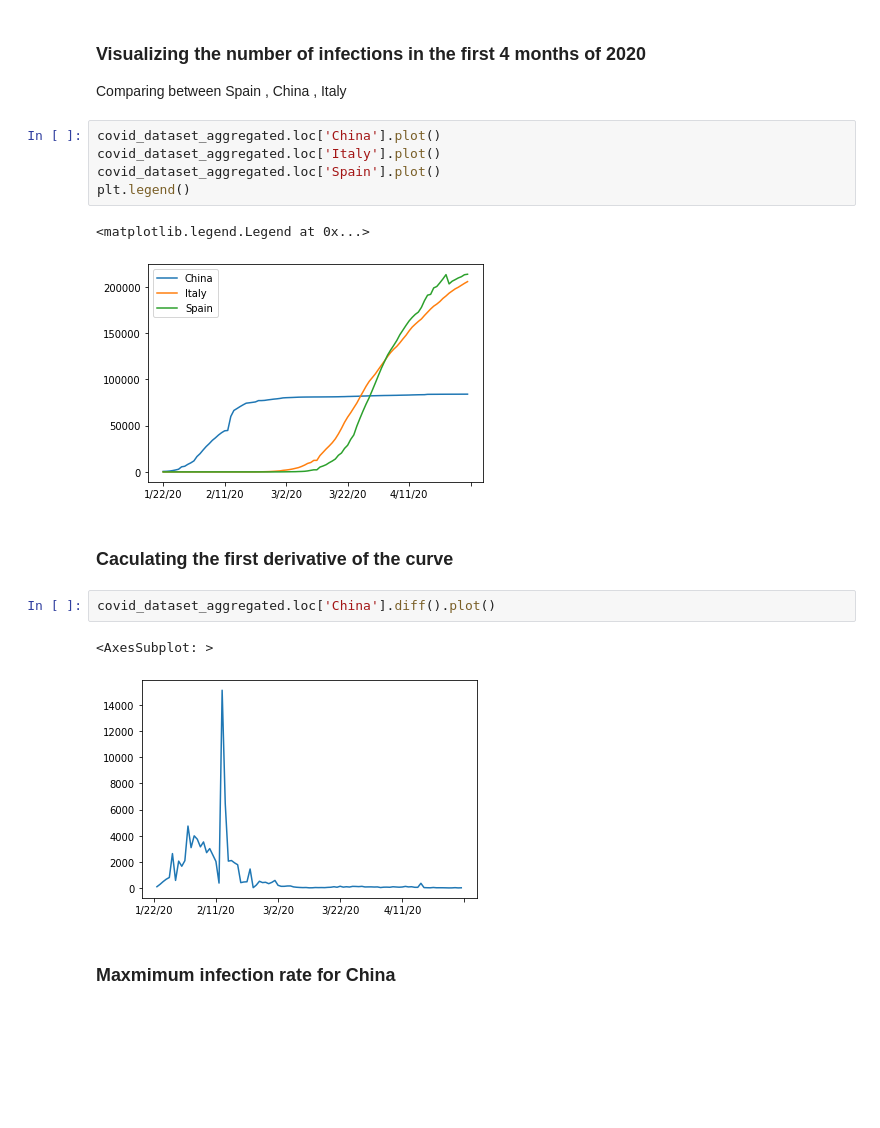
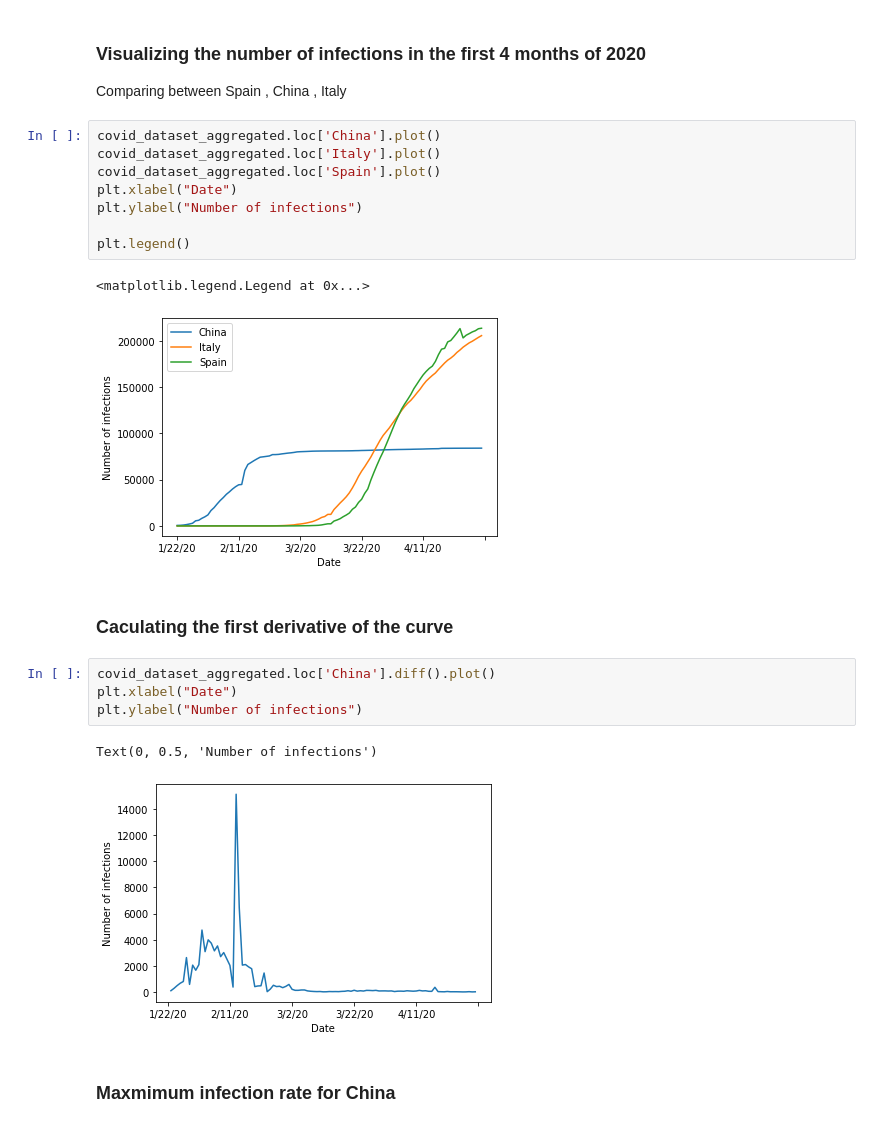
Before and after one commit to AnSaradar/Covid_Analysis, a Jupyter notebook: covid19 data analysis notebook.ipynb, the cells around one changed output. Saved outputs shown, nothing was run; the diff lists cells and outputs as text; blank space fills up the shorter version.

```diff
--- a/covid19 data analysis notebook.ipynb
+++ b/covid19 data analysis notebook.ipynb
@@ -65,17 +65,22 @@ Comparing between Spain , China , Italy
 covid_dataset_aggregated.loc['China'].plot()
 covid_dataset_aggregated.loc['Italy'].plot()
 covid_dataset_aggregated.loc['Spain'].plot()
+plt.xlabel("Date")
+plt.ylabel("Number of infections")
+
 plt.legend()
 # %% [output]
 <matplotlib.legend.Legend at 0x...>
-[figure, old version]
+[figure, new version]
 # %% [markdown]
 ###  Caculating the first derivative of the curve
 # %%
 covid_dataset_aggregated.loc['China'].diff().plot()
+plt.xlabel("Date")
+plt.ylabel("Number of infections")
 # %% [output]
-<AxesSubplot: >
+Text(0, 0.5, 'Number of infections')
-[figure, old version]
+[figure, new version]
 # %% [markdown]
 ###  Maxmimum infection rate for China
 # %%
```
Also changed, not shown: parts of 2 cells of this notebook, 4 other files.
